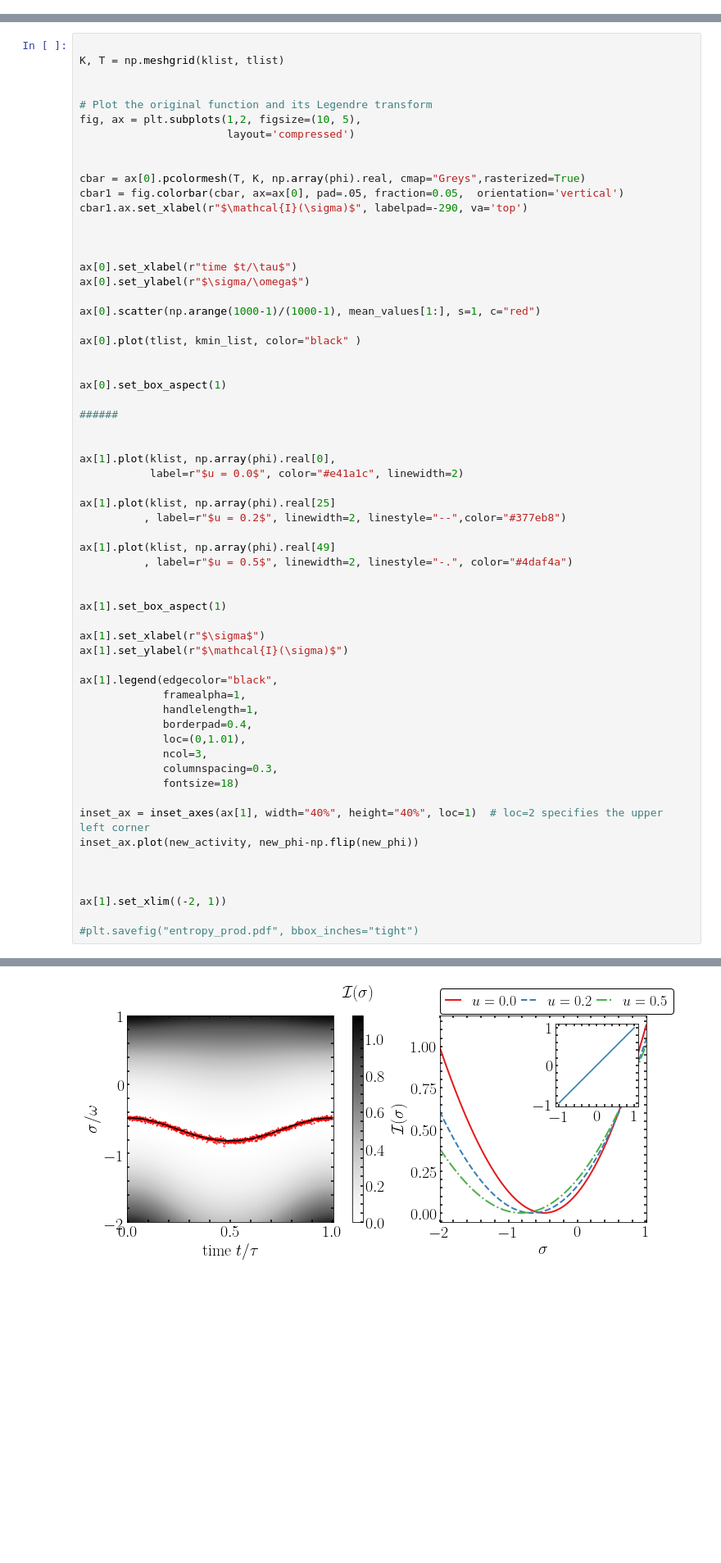
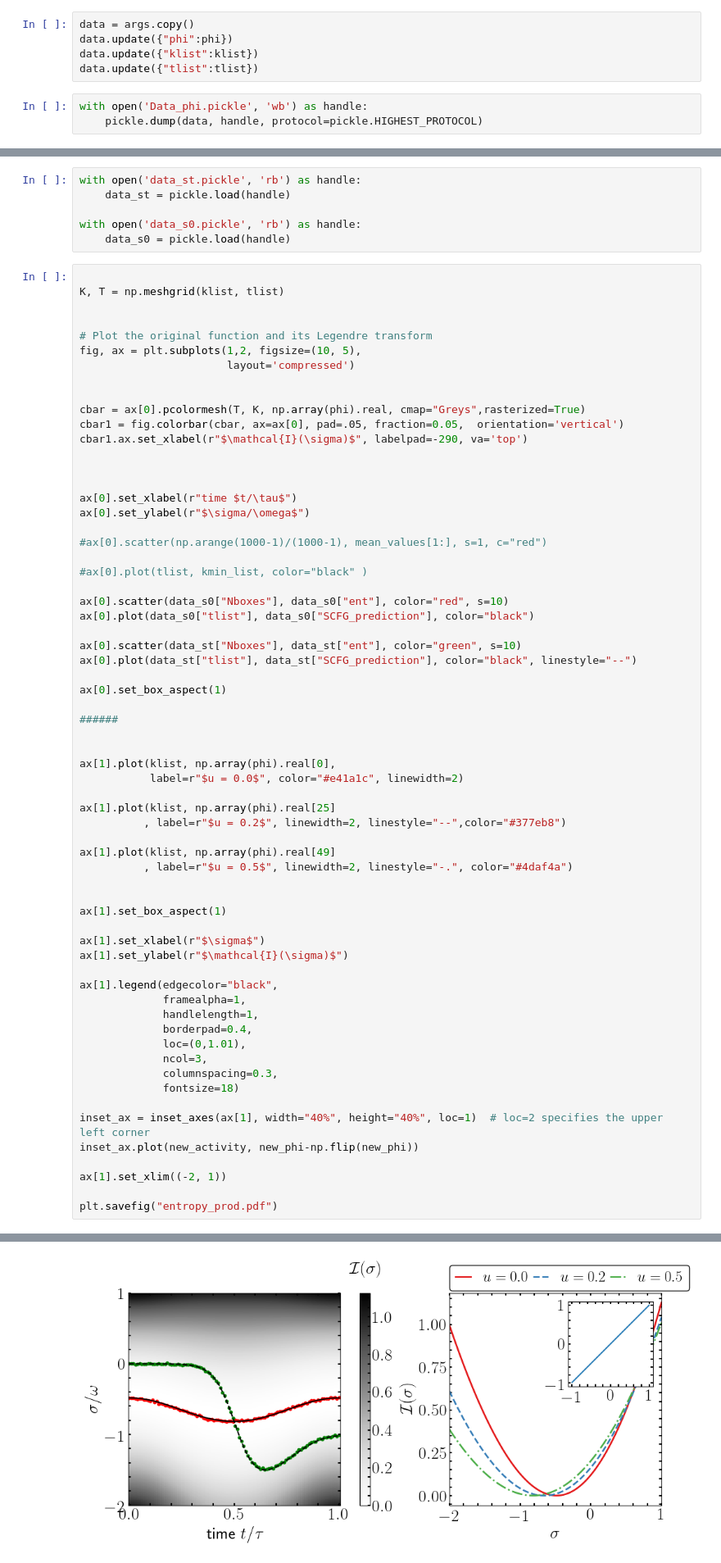
Before and after one commit to PauloJPS/2024-large-deviation-full-counting-statistics-in-adiabatic-open-quantum-dynamics, a Jupyter notebook: Codes/Local_master_equation.ipynb, the cells around one changed output, grey strips where cells are left out. Shown at 82% size. Saved outputs shown, nothing was run; the diff lists cells and outputs as text; blank space fills up the shorter version.

Commit message:
working - add saving data

```diff
--- a/Codes/Local_master_equation.ipynb
+++ b/Codes/Local_master_equation.ipynb
@@ -409,0 +422,8 @@ for i, a in enumerate(klist):
+# %%
+data = args.copy()
+data.update({"phi":phi})
+data.update({"klist":klist})
+data.update({"tlist":tlist})
+# %%
+with open('Data_phi.pickle', 'wb') as handle:
+    pickle.dump(data, handle, protocol=pickle.HIGHEST_PROTOCOL)
@@ -410,3 +434,9 @@ for i, a in enumerate(klist):
+# %%
+with open('data_st.pickle', 'rb') as handle:
+    data_st = pickle.load(handle)
+
+with open('data_s0.pickle', 'rb') as handle:
+    data_s0 = pickle.load(handle)
 # %%
 
 K, T = np.meshgrid(klist, tlist)
@@ -426,10 +456,15 @@ cbar1.ax.set_xlabel(r"$\mathcal{I}(\sigma)$", labelpad=-290, va='top')
 ax[0].set_xlabel(r"time $t/\tau$")
 ax[0].set_ylabel(r"$\sigma/\omega$")
 
-ax[0].scatter(np.arange(1000-1)/(1000-1), mean_values[1:], s=1, c="red")
+#ax[0].scatter(np.arange(1000-1)/(1000-1), mean_values[1:], s=1, c="red")
 
-ax[0].plot(tlist, kmin_list, color="black" )
+#ax[0].plot(tlist, kmin_list, color="black" )
 
+ax[0].scatter(data_s0["Nboxes"], data_s0["ent"], color="red", s=10)
+ax[0].plot(data_s0["tlist"], data_s0["SCFG_prediction"], color="black")
+
+ax[0].scatter(data_st["Nboxes"], data_st["ent"], color="green", s=10)
+ax[0].plot(data_st["tlist"], data_st["SCFG_prediction"], color="black", linestyle="--")
 
 ax[0].set_box_aspect(1)
 
@@ -463,9 +498,7 @@ ax[1].legend(edgecolor="black",
 inset_ax = inset_axes(ax[1], width="40%", height="40%", loc=1)  # loc=2 specifies the upper left corner
 inset_ax.plot(new_activity, new_phi-np.flip(new_phi))
 
-
-
 ax[1].set_xlim((-2, 1))
 
-#plt.savefig("entropy_prod.pdf", bbox_inches="tight")
+plt.savefig("entropy_prod.pdf")
 # %% [output]
@@ -473 +505 @@ ax[1].set_xlim((-2, 1))
-[figure, old version]
+[figure, new version]
```
Also changed, not shown: parts of 8 cells of this notebook, 4 other files.
